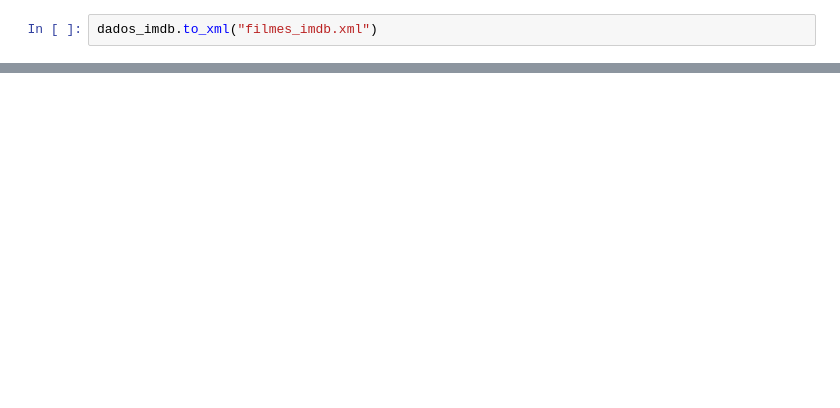
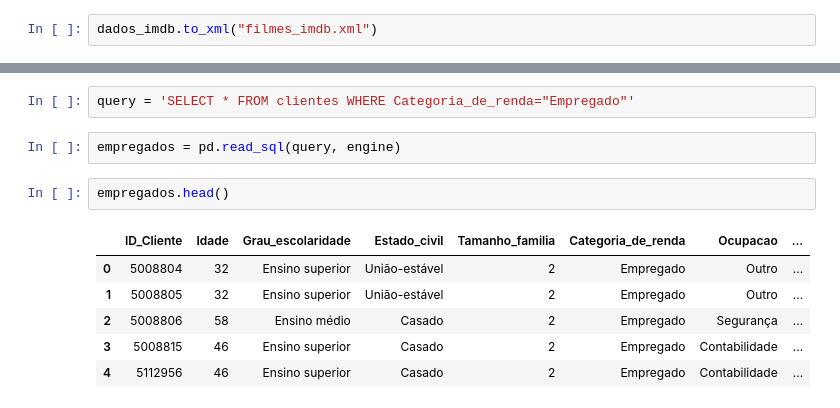
Before and after one commit to FranPomba/Tech-Fundation---alura-one, a Jupyter notebook: 2 - Aprendendo a fazer ETL/3 - Pandas trabalhando com diferentes tipos de arquivos/aula.ipynb, the cells around one changed output, grey strips where cells are left out. Cells and saved outputs as stored; diff of their text form; blank space fills up the shorter version.

```diff
--- a/2 - Aprendendo a fazer ETL/3 - Pandas trabalhando com diferentes tipos de arquivos/aula.ipynb
+++ b/2 - Aprendendo a fazer ETL/3 - Pandas trabalhando com diferentes tipos de arquivos/aula.ipynb
@@ -271,0 +308,13 @@ dados_imdb.to_xml("filmes_imdb.xml")
+# %%
+query = 'SELECT * FROM clientes WHERE Categoria_de_renda="Empregado"'
+# %%
+empregados = pd.read_sql(query, engine)
+# %%
+empregados.head()
+# %% [output]
+|  | ID_Cliente | Idade | Grau_escolaridade | Estado_civil | Tamanho_familia | Categoria_de_renda | Ocupacao | ... |
+| 0 | 5008804 | 32 | Ensino superior | União-estável | 2 | Empregado | Outro | ... |
+| 1 | 5008805 | 32 | Ensino superior | União-estável | 2 | Empregado | Outro | ... |
+| 2 | 5008806 | 58 | Ensino médio | Casado | 2 | Empregado | Segurança | ... |
+| 3 | 5008815 | 46 | Ensino superior | Casado | 2 | Empregado | Contabilidade | ... |
+| 4 | 5112956 | 46 | Ensino superior | Casado | 2 | Empregado | Contabilidade | ... |
```
Also changed, not shown: parts of 16 cells of this notebook, 2 other files.
